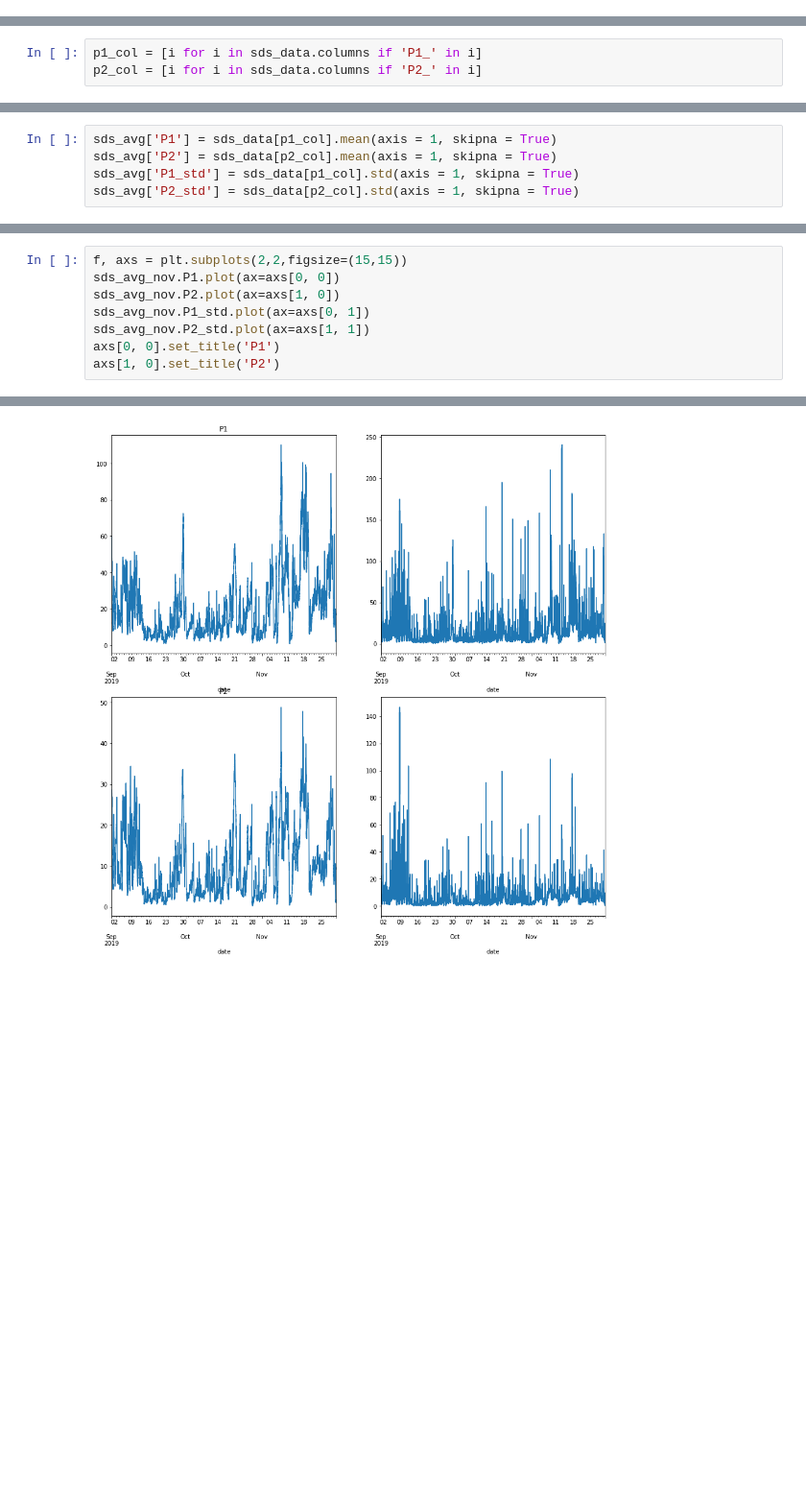
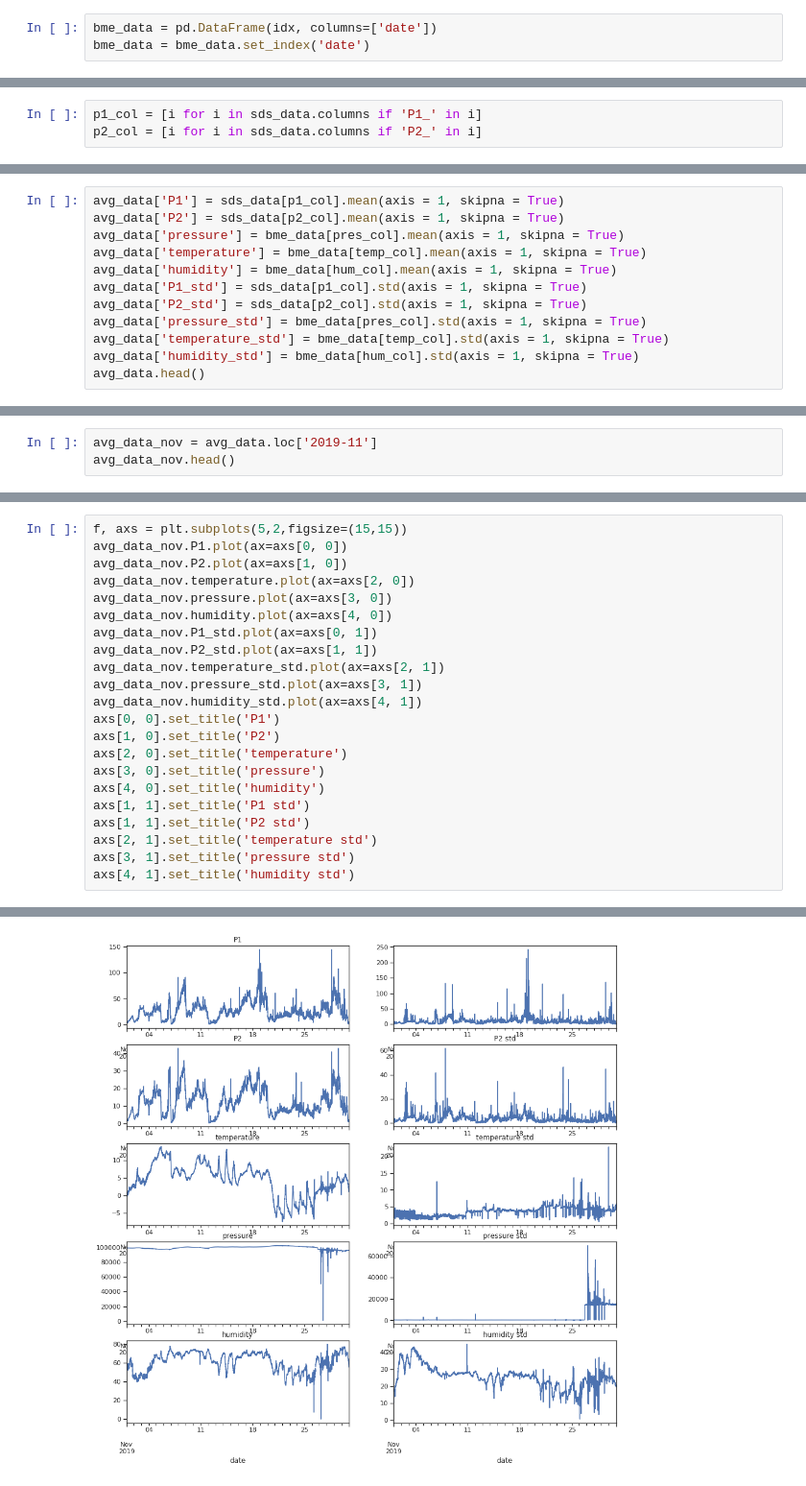
Before and after one commit to aerubanov/Proj_Air_Quality, a Jupyter notebook: notebooks/data_avereging.ipynb, the cells around one changed output, grey strips where cells are left out. Shown at 96% size. Saved outputs shown, nothing was run; the diff lists cells and outputs as text; blank space fills up the shorter version.

```diff
--- a/notebooks/data_avereging.ipynb
+++ b/notebooks/data_avereging.ipynb
@@ -21,3 +31,6 @@ idx = pd.date_range('2019-04-01', '2019-12-05', freq='5T')
 # %%
 sds_data = pd.DataFrame(idx, columns=['date'])
 sds_data = sds_data.set_index('date')
+# %%
+bme_data = pd.DataFrame(idx, columns=['date'])
+bme_data = bme_data.set_index('date')
@@ -73,5 +105,12 @@ sds_avg = sds_avg.set_index('date')
 # %%
-sds_avg['P1'] = sds_data[p1_col].mean(axis = 1, skipna = True)
-sds_avg['P2'] = sds_data[p2_col].mean(axis = 1, skipna = True)
-sds_avg['P1_std'] = sds_data[p1_col].std(axis = 1, skipna = True)
-sds_avg['P2_std'] = sds_data[p2_col].std(axis = 1, skipna = True)
+avg_data['P1'] = sds_data[p1_col].mean(axis = 1, skipna = True)
+avg_data['P2'] = sds_data[p2_col].mean(axis = 1, skipna = True)
+avg_data['pressure'] = bme_data[pres_col].mean(axis = 1, skipna = True)
+avg_data['temperature'] = bme_data[temp_col].mean(axis = 1, skipna = True)
+avg_data['humidity'] = bme_data[hum_col].mean(axis = 1, skipna = True)
+avg_data['P1_std'] = sds_data[p1_col].std(axis = 1, skipna = True)
+avg_data['P2_std'] = sds_data[p2_col].std(axis = 1, skipna = True)
+avg_data['pressure_std'] = bme_data[pres_col].std(axis = 1, skipna = True)
+avg_data['temperature_std'] = bme_data[temp_col].std(axis = 1, skipna = True)
+avg_data['humidity_std'] = bme_data[hum_col].std(axis = 1, skipna = True)
+avg_data.head()
@@ -79,0 +125,3 @@ sds_avg_nov = sds_avg.loc['2019-09':'2019-11']
+# %%
+avg_data_nov = avg_data.loc['2019-11']
+avg_data_nov.head()
@@ -80,9 +136,23 @@ sds_avg_nov = sds_avg.loc['2019-09':'2019-11']
 # %%
-f, axs = plt.subplots(2,2,figsize=(15,15))
-sds_avg_nov.P1.plot(ax=axs[0, 0])
-sds_avg_nov.P2.plot(ax=axs[1, 0])
-sds_avg_nov.P1_std.plot(ax=axs[0, 1])
-sds_avg_nov.P2_std.plot(ax=axs[1, 1])
+f, axs = plt.subplots(5,2,figsize=(15,15))
+avg_data_nov.P1.plot(ax=axs[0, 0])
+avg_data_nov.P2.plot(ax=axs[1, 0])
+avg_data_nov.temperature.plot(ax=axs[2, 0])
+avg_data_nov.pressure.plot(ax=axs[3, 0])
+avg_data_nov.humidity.plot(ax=axs[4, 0])
+avg_data_nov.P1_std.plot(ax=axs[0, 1])
+avg_data_nov.P2_std.plot(ax=axs[1, 1])
+avg_data_nov.temperature_std.plot(ax=axs[2, 1])
+avg_data_nov.pressure_std.plot(ax=axs[3, 1])
+avg_data_nov.humidity_std.plot(ax=axs[4, 1])
 axs[0, 0].set_title('P1')
 axs[1, 0].set_title('P2')
+axs[2, 0].set_title('temperature')
+axs[3, 0].set_title('pressure')
+axs[4, 0].set_title('humidity')
+axs[1, 1].set_title('P1 std')
+axs[1, 1].set_title('P2 std')
+axs[2, 1].set_title('temperature std')
+axs[3, 1].set_title('pressure std')
+axs[4, 1].set_title('humidity std')
 # %% [output]
@@ -90 +160 @@ Text(0.5, 1.0, 'P2')
-[figure, old version]
+[figure, new version]
```
Also changed, not shown: parts of 12 cells of this notebook.
